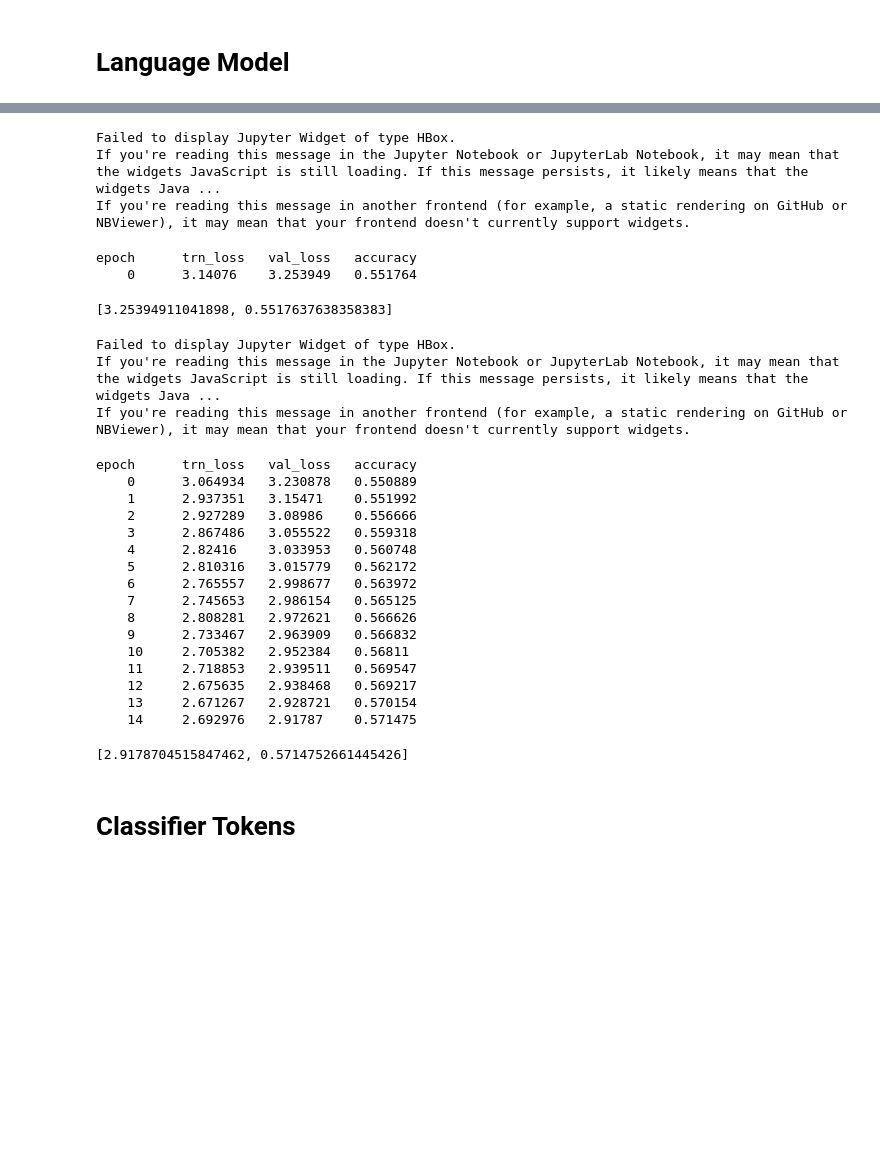
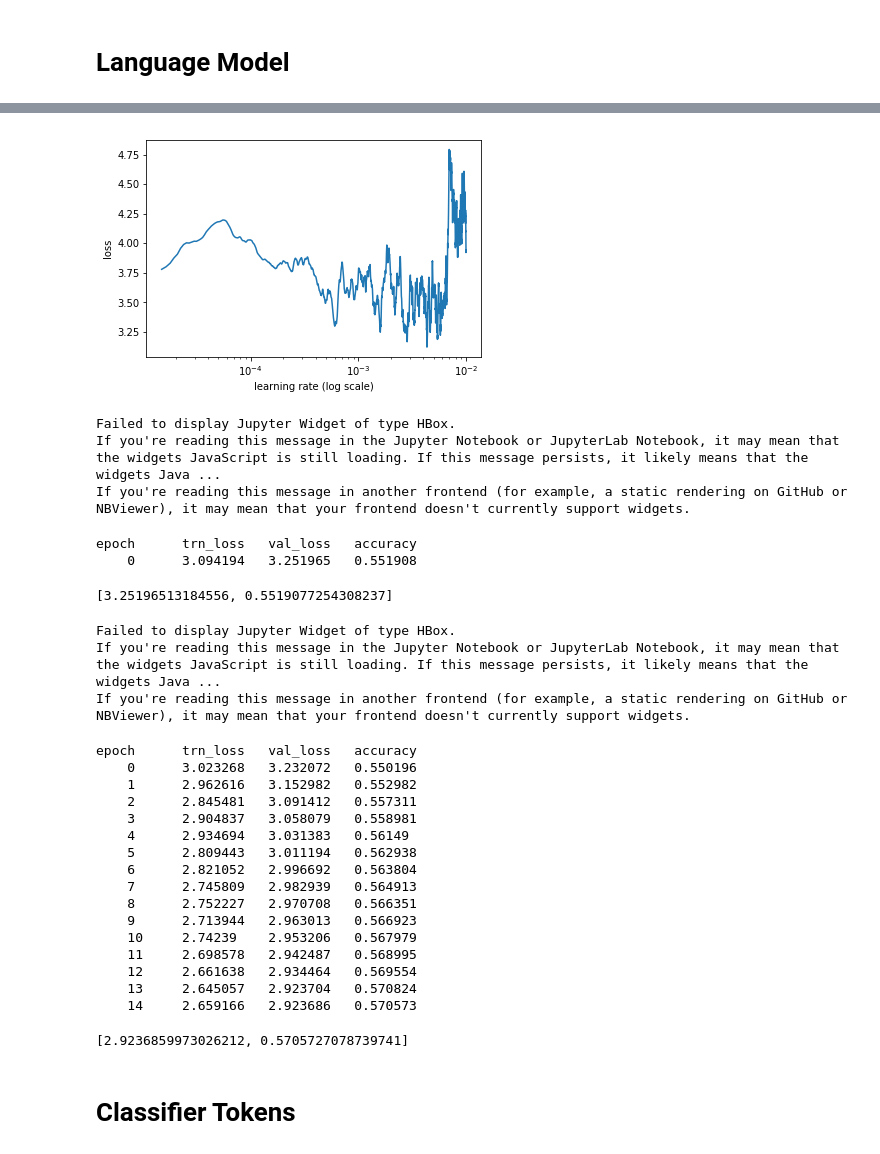
Before and after one commit to binga/fastai_notes, a Jupyter notebook: experiments/notebooks/lang_models/Telugu_Language_Model.ipynb, the cells around one changed output, grey strips where cells are left out. Drawn from its saved outputs; the diff is of its cells as text; code cells hidden in the pictures; blank space fills up the shorter version.

Commit message:
updated telugu language model notebook

```diff
--- a/experiments/notebooks/lang_models/Telugu_Language_Model.ipynb
+++ b/experiments/notebooks/lang_models/Telugu_Language_Model.ipynb
@@ -233,3 +220,3 @@ learner.save('lm_telugu_fromscratch')
 # %%
-learner.load('lm_telugu_fromscratch')
+learner.load('lm_telugu')
 # %%
@@ -237,5 +230,7 @@ learner.load('lm_telugu_fromscratch')
 # %%
-# learner.sched.plot()
+learner.sched.plot()
+# %% [output]
+[figure, added]
 # %%
 learner.fit(lrs, 1, wds=wd, use_clr=(20,10), cycle_len=1)
 # %% [output]
@@ -243,6 +238,6 @@ Failed to display Jupyter Widget of type HBox.
 If you're reading this message in the Jupyter Notebook or JupyterLab Notebook, it may mean that the widgets JavaScript is still loading. If this message persists, it likely means that the widgets Java ...
 If you're reading this message in another frontend (for example, a static rendering on GitHub or NBViewer), it may mean that your frontend doesn't currently support widgets.
 epoch      trn_loss   val_loss   accuracy
-    0      3.14076    3.253949   0.551764
+    0      3.094194   3.251965   0.551908
-[3.25394911041898, 0.5517637638358383]
+[3.25196513184556, 0.5519077254308237]
 # %%
@@ -254,20 +249,20 @@ Failed to display Jupyter Widget of type HBox.
 If you're reading this message in the Jupyter Notebook or JupyterLab Notebook, it may mean that the widgets JavaScript is still loading. If this message persists, it likely means that the widgets Java ...
 If you're reading this message in another frontend (for example, a static rendering on GitHub or NBViewer), it may mean that your frontend doesn't currently support widgets.
 epoch      trn_loss   val_loss   accuracy
-    0      3.064934   3.230878   0.550889
-    1      2.937351   3.15471    0.551992
-    2      2.927289   3.08986    0.556666
-    3      2.867486   3.055522   0.559318
-    4      2.82416    3.033953   0.560748
-    5      2.810316   3.015779   0.562172
-    6      2.765557   2.998677   0.563972
-    7      2.745653   2.986154   0.565125
-    8      2.808281   2.972621   0.566626
-    9      2.733467   2.963909   0.566832
-    10     2.705382   2.952384   0.56811
-    11     2.718853   2.939511   0.569547
-    12     2.675635   2.938468   0.569217
-    13     2.671267   2.928721   0.570154
-    14     2.692976   2.91787    0.571475
+    0      3.023268   3.232072   0.550196
+    1      2.962616   3.152982   0.552982
+    2      2.845481   3.091412   0.557311
+    3      2.904837   3.058079   0.558981
+    4      2.934694   3.031383   0.56149
+    5      2.809443   3.011194   0.562938
+    6      2.821052   2.996692   0.563804
+    7      2.745809   2.982939   0.564913
+    8      2.752227   2.970708   0.566351
+    9      2.713944   2.963013   0.566923
+    10     2.74239    2.953206   0.567979
+    11     2.698578   2.942487   0.568995
+    12     2.661638   2.934464   0.569554
+    13     2.645057   2.923704   0.570824
+    14     2.659166   2.923686   0.570573
-[2.9178704515847462, 0.5714752661445426]
+[2.9236859973026212, 0.5705727078739741]
 # %%
```
Also changed, not shown: parts of 30 cells of this notebook.
